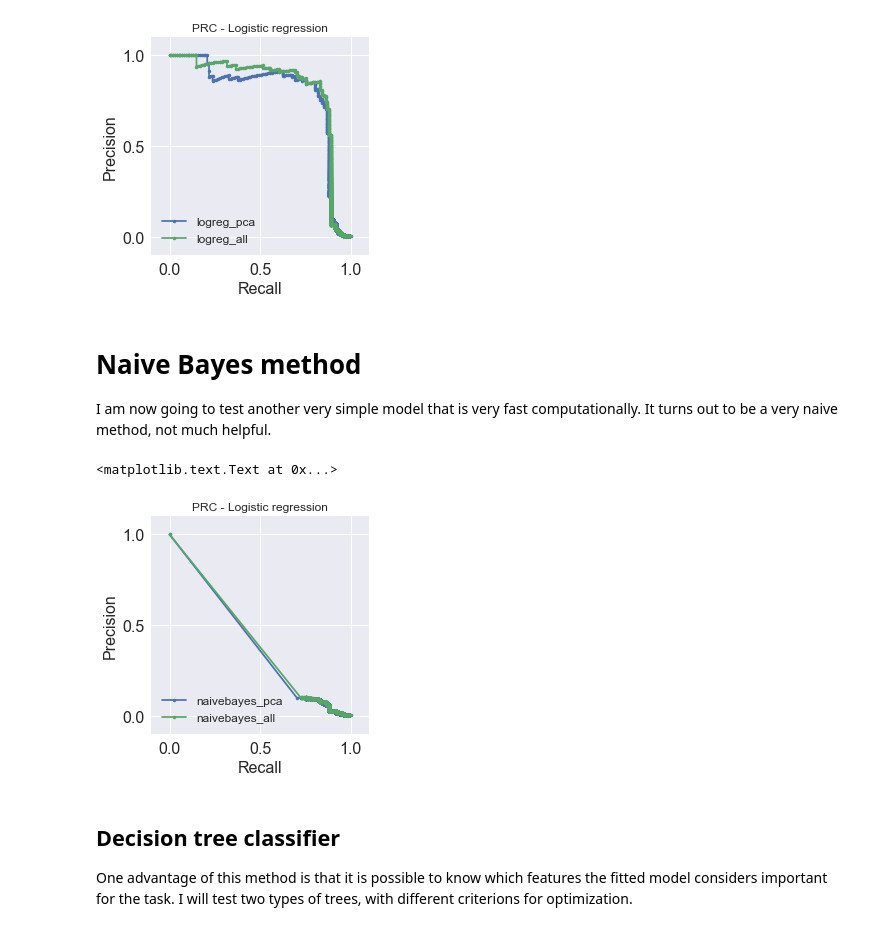
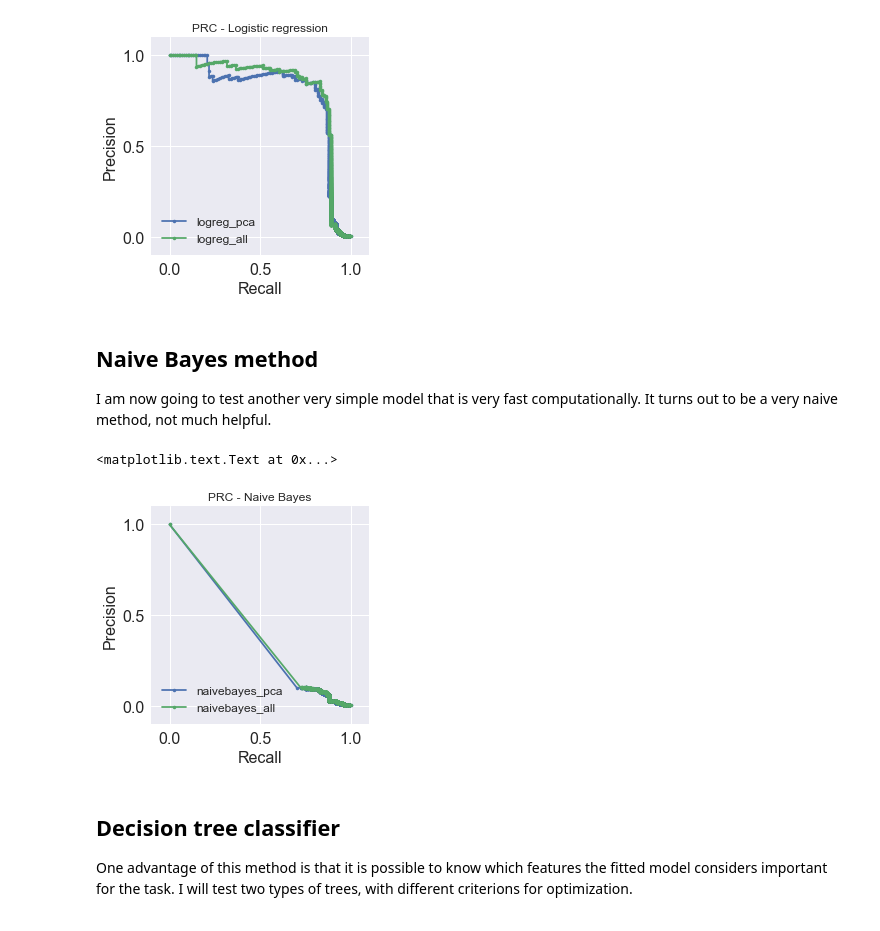
Before and after one commit to tiagobbatalhao/credit_card_fraud, a Jupyter notebook: ForExperian.ipynb, the cells around one changed output. Drawn from its saved outputs; the diff is of its cells as text; code cells hidden in the pictures.

```diff
--- a/ForExperian.ipynb
+++ b/ForExperian.ipynb
@@ -401,7 +408,7 @@ def routine_GridSearchCV(estimator,parameters,dataset,columns,scoring_method=0):
 Before trying more 'fancy' models, I will look at a simple logistic regression to serve as a benchmark. A simpler model of the logistic regression will actually only use the PCA variables.
 # %%
 estimator = sklearn.linear_model.LogisticRegression()
-parameters = {'C':10**(py.linspace(-3,3,10))}
+parameters = {'C':10**(py.linspace(-3,3,5))}
 label = 'logreg_pca'
 trained_models[label] = routine_GridSearchCV(estimator,parameters,dataset_train,columns_pca,scoring_method=0)
 predicted_probabilities[label] = trained_models[label].predict_proba(dataset[columns_pca]).T[1]
@@ -430,7 +437,7 @@ ax.set_title('PRC - Logistic regression')
 <matplotlib.text.Text at 0x...>
 [figure]
 # %% [markdown]
-# Naive Bayes method
+## Naive Bayes method
 
 I am now going to test another very simple model that is very fast computationally. It turns out to be a very naive method, not much helpful.
 # %%
@@ -445,24 +452,24 @@ predicted_probabilities[label] = trained_models[label].predict_proba(dataset[col
 # %%
 fig = py.figure()
 ax = fig.add_subplot(111,aspect='equal')
 y_true = dataset_test['Class']
 for label in ['naivebayes_pca','naivebayes_all']:
     y_predict = predicted_probabilities.loc[dataset_test.index,label]
     precision,recall,threshold = sklearn.metrics.precision_recall_curve(y_true,y_predict)
     ax.plot(recall,precision,'.-',label=label)
 ax.set_xlim(-0.1,1.1)
 ax.set_ylim(-0.1,1.1)
 ax.set_xticks([0,0.5,1.0])
 ax.set_xticklabels([str(x) for x in ax.get_xticks()],fontsize=16)
 ax.set_yticks([0,0.5,1.0])
 ax.set_yticklabels([str(x) for x in ax.get_xticks()],fontsize=16)
 ax.set_xlabel('Recall',fontsize=16)
 ax.set_ylabel('Precision',fontsize=16)
 ax.legend(loc='lower left',fontsize=12)
-ax.set_title('PRC - Logistic regression')
+ax.set_title('PRC - Naive Bayes')
 # %% [output]
 <matplotlib.text.Text at 0x...>
-[figure, old version]
+[figure, new version]
 # %% [markdown]
 ## Decision tree classifier
 
```
Also changed, not shown: parts of 42 cells of this notebook.
